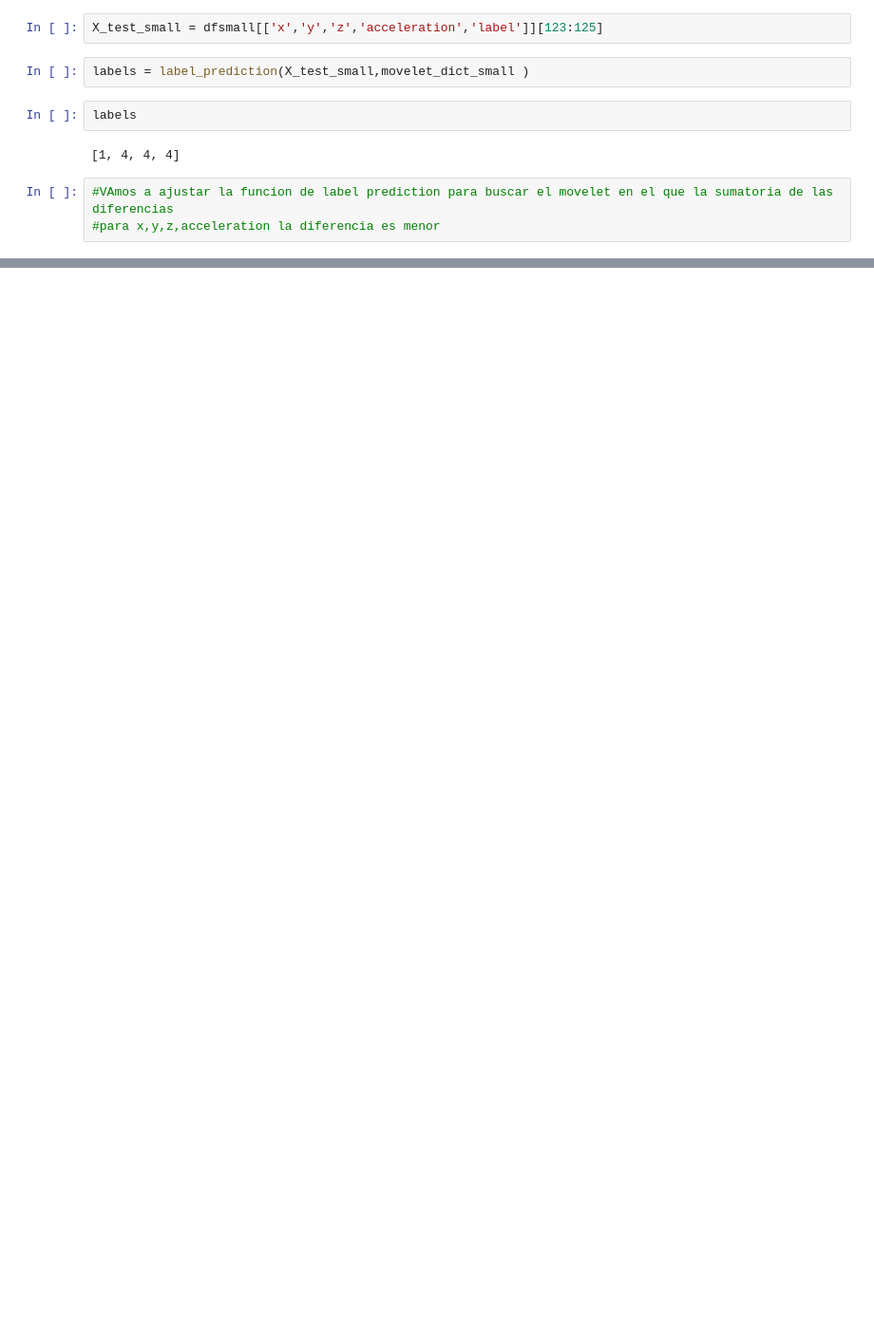
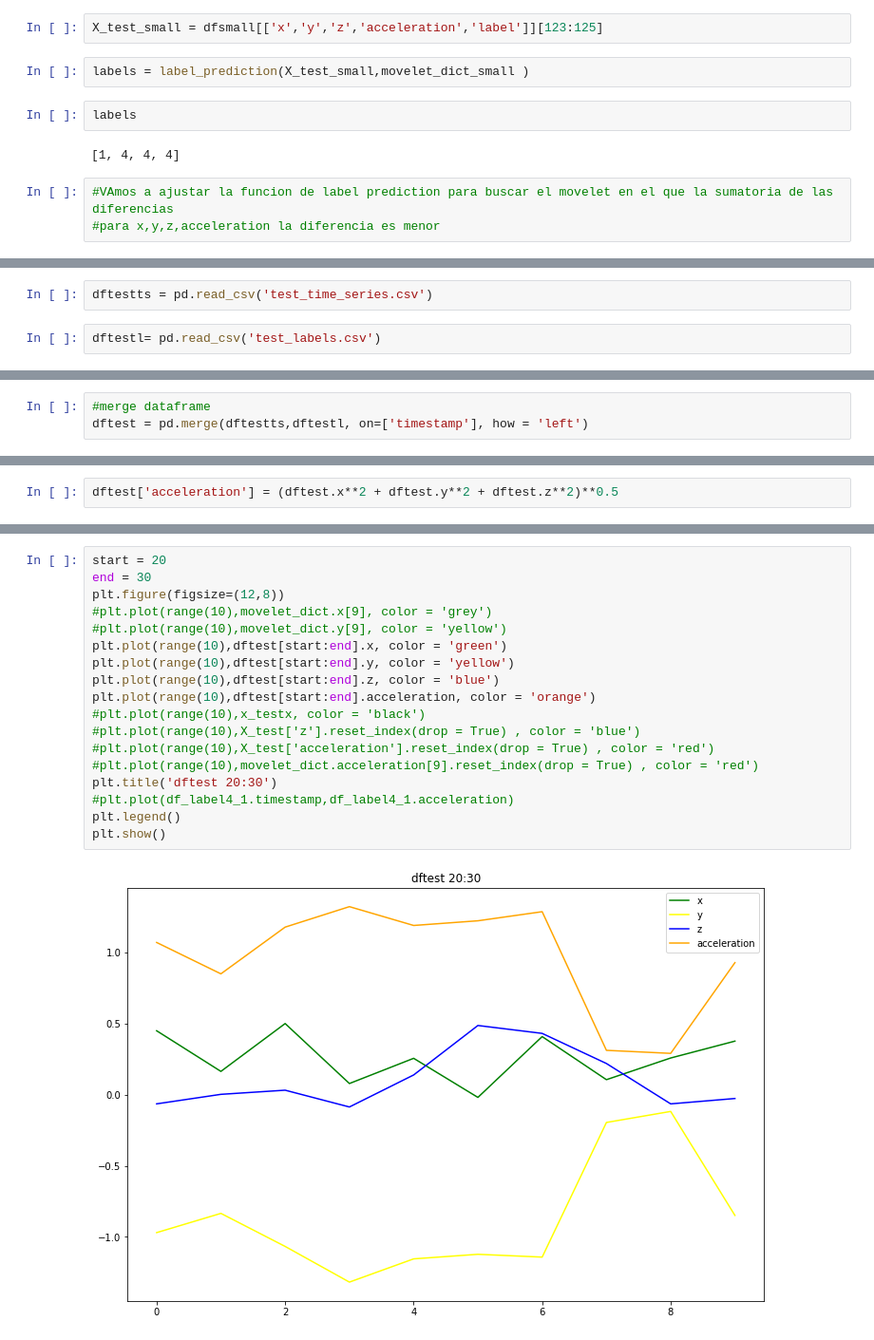
Before and after one commit to federicoweill/movement_prediction_edx_2019, a Jupyter notebook: movement_prediction-movelets.ipynb, the cells around one changed output, grey strips where cells are left out. Shown at 95% size. Cells and saved outputs as stored; diff of their text form; blank space fills up the shorter version.

Commit message:
primer pasada de la base test

```diff
--- a/movement_prediction-movelets.ipynb
+++ b/movement_prediction-movelets.ipynb
@@ -734,0 +889,4 @@ label_prediction_improved(X_test,movelet_dict)
+# %%
+dftestts = pd.read_csv('test_time_series.csv')
+# %%
+dftestl= pd.read_csv('test_labels.csv')
@@ -734,0 +933,3 @@ label_prediction_improved(X_test,movelet_dict)
+# %%
+#merge dataframe
+dftest = pd.merge(dftestts,dftestl, on=['timestamp'], how = 'left')
@@ -734,0 +997,2 @@ label_prediction_improved(X_test,movelet_dict)
+# %%
+dftest['acceleration'] = (dftest.x**2 + dftest.y**2 + dftest.z**2)**0.5
@@ -734,0 +1013,20 @@ label_prediction_improved(X_test,movelet_dict)
+# %%
+start = 20
+end = 30
+plt.figure(figsize=(12,8))
+#plt.plot(range(10),movelet_dict.x[9], color = 'grey')
+#plt.plot(range(10),movelet_dict.y[9], color = 'yellow')
+plt.plot(range(10),dftest[start:end].x, color = 'green')
+plt.plot(range(10),dftest[start:end].y, color = 'yellow')
+plt.plot(range(10),dftest[start:end].z, color = 'blue')
+plt.plot(range(10),dftest[start:end].acceleration, color = 'orange')
+#plt.plot(range(10),x_testx, color = 'black')
+#plt.plot(range(10),X_test['z'].reset_index(drop = True) , color = 'blue')
+#plt.plot(range(10),X_test['acceleration'].reset_index(drop = True) , color = 'red')
+#plt.plot(range(10),movelet_dict.acceleration[9].reset_index(drop = True) , color = 'red')
+plt.title('dftest 20:30')
+#plt.plot(df_label4_1.timestamp,df_label4_1.acceleration)
+plt.legend()
+plt.show()
+# %% [output]
+[figure, added]
```
Also changed, not shown: parts of 36 cells of this notebook.
